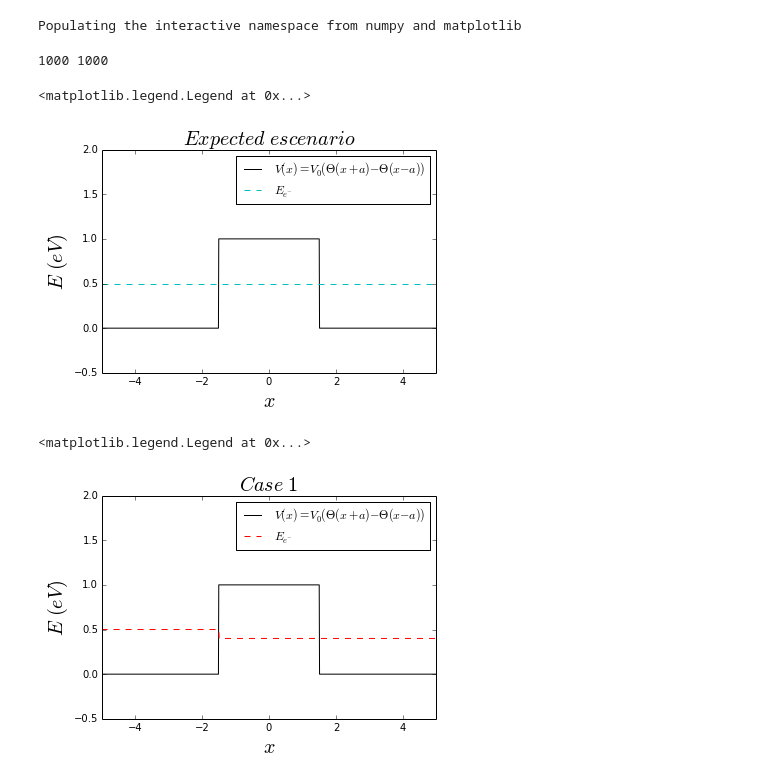
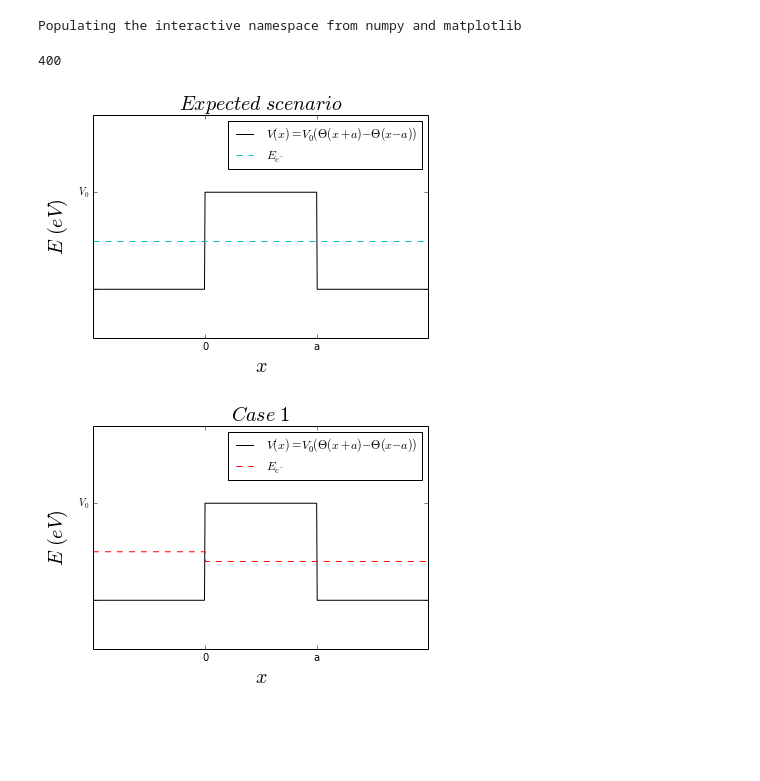
Before and after one commit to daniel-lozano/Thesis, a Jupyter notebook: potential .ipynb, the cells around one changed output. Drawn from its saved outputs; the diff is of its cells as text; code cells hidden in the pictures; blank space fills up the shorter version.

Commit message:
se agregaron las imagenes

```diff
--- a/potential .ipynb
+++ b/potential .ipynb
@@ -9,49 +9,92 @@ z1=[]
 z2=[]
 for i in range(1000):
     x.append(-5+i*0.01)
-
-    if(i>=350 and i<=650):
+    if(x[i]== -1):
+        print i
+    if(i>=400 and i<=600):
         y.append(1)
     else:
+
         y.append(0)
 
-    if(i<=350):
+    if(i<=400):
         z1.append(0.5)
     else:
         z1.append(.4)
 
-    if(i<=650):
+    if(i<=600):
         z2.append(.5)
     else:
         z2.append(.4)
 z3=ones(len(x))
 z3=z3/2
+# %% [output]
+400
-# %%
-print len(x),len(y)
-# %% [output]
-1000 1000
 # %%
+
+fig, ax = plt.subplots()
+ax.set_xticks([-3,-1,1,3])
+ax.set_yticks([-0.5, 0,1,2])
 plot(x,y,"k", label="$ V(x)=V_{0}(\Theta(x+a)-\Theta(x-a)) $")
 plot(x,z3,"c--",label="$ E_{e^{-}} $")
-xlim(-5,5)
-ylim(-.5,2)
+ylim(-0.5,1.8)
+xlim(-3,3)
+fig.canvas.draw()
+
+labels = [item.get_text() for item in ax.get_xticklabels()]
+labels1 = [item.get_text() for item in ax.get_yticklabels()]
+labels[1] = '0'
+labels[2]='a'
+labels[0]=' '
+labels[-1]= ' '
+labels1[2] = " $ V_{0} $"
+labels1[1]=' '
+labels1[0]=' '
+labels1[-1]= ' '
+
+
+ax.set_xticklabels(labels)
+ax.set_yticklabels(labels1)
 xlabel("$ x\ $",size=20)
 ylabel("$E\ (eV)\ $",size=20)
-title("$ Expected\ escenario\ $",size=20)
+title("$ Expected\ scenario\ $",size=20)
 legend()
+savefig("expected.png")
+
+plt.show()
 # %% [output]
-<matplotlib.legend.Legend at 0x...>
-[figure, old version]
+[figure, new version]
 # %%
+fig, ax = plt.subplots()
+ax.set_xticks([-3,-1,1,3])
+ax.set_yticks([-0.5, 0,1,2])
 plot(x,y,"k", label="$ V(x)=V_{0}(\Theta(x+a)-\Theta(x-a)) $")
 plot(x,z1,"r--",label="$ E_{e^{-}} $")
-xlim(-5,5)
-ylim(-.5,2)
+ylim(-0.5,1.8)
+xlim(-3,3)
+fig.canvas.draw()
+
+labels = [item.get_text() for item in ax.get_xticklabels()]
+labels1 = [item.get_text() for item in ax.get_yticklabels()]
+labels[1] = '0'
+labels[2]='a'
+labels[0]=' '
+labels[-1]= ' '
+labels1[2] = " $ V_{0} $"
+labels1[1]=' '
+labels1[0]=' '
+labels1[-1]= ' '
+
+
+ax.set_xticklabels(labels)
+ax.set_yticklabels(labels1)
 xlabel("$ x\ $",size=20)
 ylabel("$E\ (eV)\ $",size=20)
 title("$ Case\ 1\ $",size=20)
+
 legend()
+savefig("case1.png")
+plt.show()
 # %% [output]
-<matplotlib.legend.Legend at 0x...>
-[figure, old version]
+[figure, new version]
 # %%
```
Also changed, not shown: parts of 2 cells of this notebook, 3 other files.
